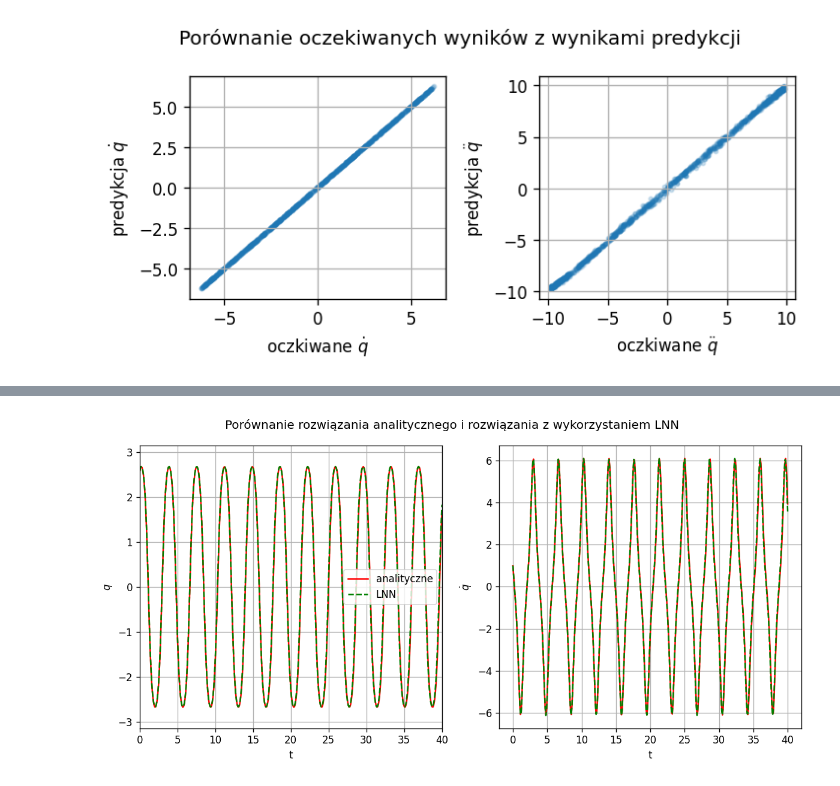
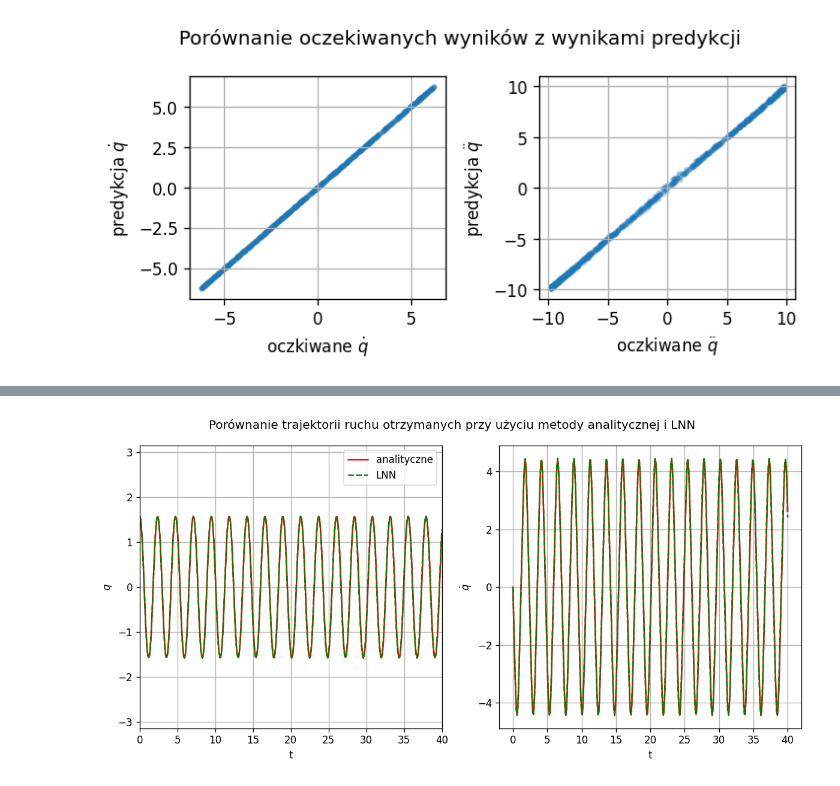
Before and after one commit to BartekFurmanek/LNN, a Jupyter notebook: LNN.ipynb, the cells around one changed output, grey strips where cells are left out. Saved outputs shown, nothing was run; the diff lists cells and outputs as text; code cells hidden in the pictures.

```diff
--- a/LNN.ipynb
+++ b/LNN.ipynb
@@ -320,9 +339,9 @@ plt.tight_layout()
 # %%
 #ARCHITEKUTRA SIECI NEURONOWEJ
 init_random_params, nn_forward_fn = stax.serial(
-    stax.Dense(16),
+    stax.Dense(32),
     stax.Softplus,
-    stax.Dense(16),
+    stax.Dense(32),
     stax.Softplus,
     stax.Dense(1),
 )
@@ -350,6 +369,12 @@ def learned_lagrangian(params):
 def MSE_loss(params, state, targets):
   preds = jax.vmap(partial(equation_of_motion, learned_lagrangian(params)))(state)
   return jnp.mean((preds - targets) ** 2)
+
+
+def shuffle(a, b):
+    assert len(a) == len(b)
+    p = np.random.permutation(a.shape[0])
+    return a[p], b[p]
 # %%
 %%time
 #UCZENIE SIECI NEURONOWEJ
@@ -549,25 +624,25 @@ def solve_lagrangian(params, initial_state, times):
 #TEST WYZNACZENIA TRAJEKTORI RUCHU PRZY UŻYCIU SIECI NEURONOWEJ
 
 #Punkt startowy
-x0 = jnp.array([np.pi/2+1,1], dtype=np.float32)
+x0 = jnp.array([np.pi/2,0], dtype=np.float32)
 #Wektor czasu
 t = np.linspace(0, 40, num=401, dtype=np.float32)
 
 #Wyznaczenie trajektori przy użyciu sieci
-%time lagrangian_clean = jax.device_get(solve_lagrangian(params, x0, t))
-lagrangian_clean = jax.device_get(jax.vmap(normalize)(lagrangian_clean))
+%time lagrangian_trajectory = jax.device_get(solve_lagrangian(params, x0, t))
+lagrangian_trajectory = jax.device_get(jax.vmap(normalize)(lagrangian_trajectory))
 
 #Wyznaczenie trajektori metodą analityczną
-%time analitical_clean = jax.device_get(solve_analitical(x0, t))
+%time analitical_trajectory = jax.device_get(solve_analitical(x0, t))
 
 
 #WIZUALIZACJA
 fig, axes = plt.subplots(1, 2, figsize=(10, 5), dpi=120)
-fig.suptitle('Porównanie rozwiązania analitycznego i rozwiązania z wykorzystaniem LNN')
+fig.suptitle('Porównanie trajektorii ruchu otrzymanych przy użyciu metody analitycznej i LNN')
 
 
-axes[0].plot(t, analitical_clean[:, 0], 'r', label='analityczne')
-axes[0].plot(t, lagrangian_clean[:, 0], 'g--', label='LNN')
+axes[0].plot(t, analitical_trajectory[:, 0], 'r', label='analityczne')
+axes[0].plot(t, lagrangian_trajectory[:, 0], 'g--', label='LNN')
 axes[0].set_xlabel('t')
 axes[0].set_ylabel('$q$')
 axes[0].legend()
@@ -575,8 +650,8 @@ axes[0].grid()
 axes[0].axis([0,t[-1],-1*np.pi,np.pi])
 
 
-axes[1].plot(t, analitical_clean[:, 1], 'r', label='analityczne')
-axes[1].plot(t, lagrangian_clean[:, 1], 'g--', label='LNN')
+axes[1].plot(t, analitical_trajectory[:, 1], 'r', label='analityczne')
+axes[1].plot(t, lagrangian_trajectory[:, 1], 'g--', label='LNN')
 axes[1].set_xlabel('t')
 axes[1].set_ylabel('$\dot q$')
 axes[1].grid()
@@ -590 +665 @@ Wall time: 2.77 ms
-[figure, old version]
+[figure, new version]
```
Also changed, not shown: parts of 14 cells of this notebook, 9 other files.
